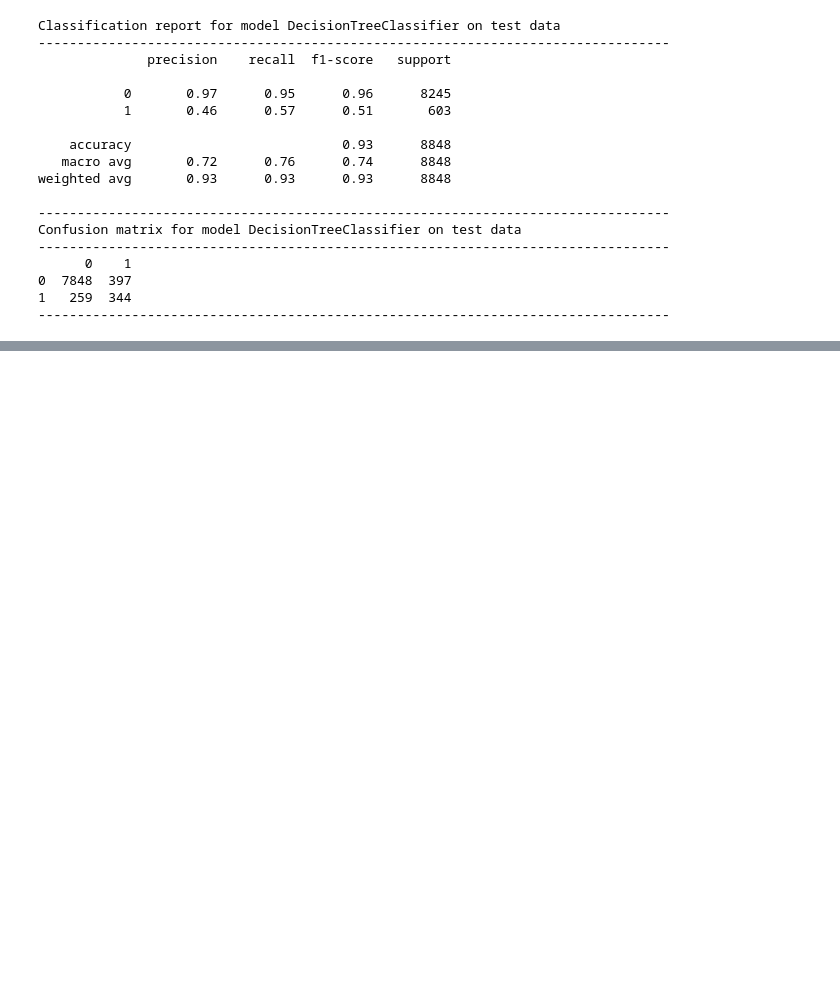
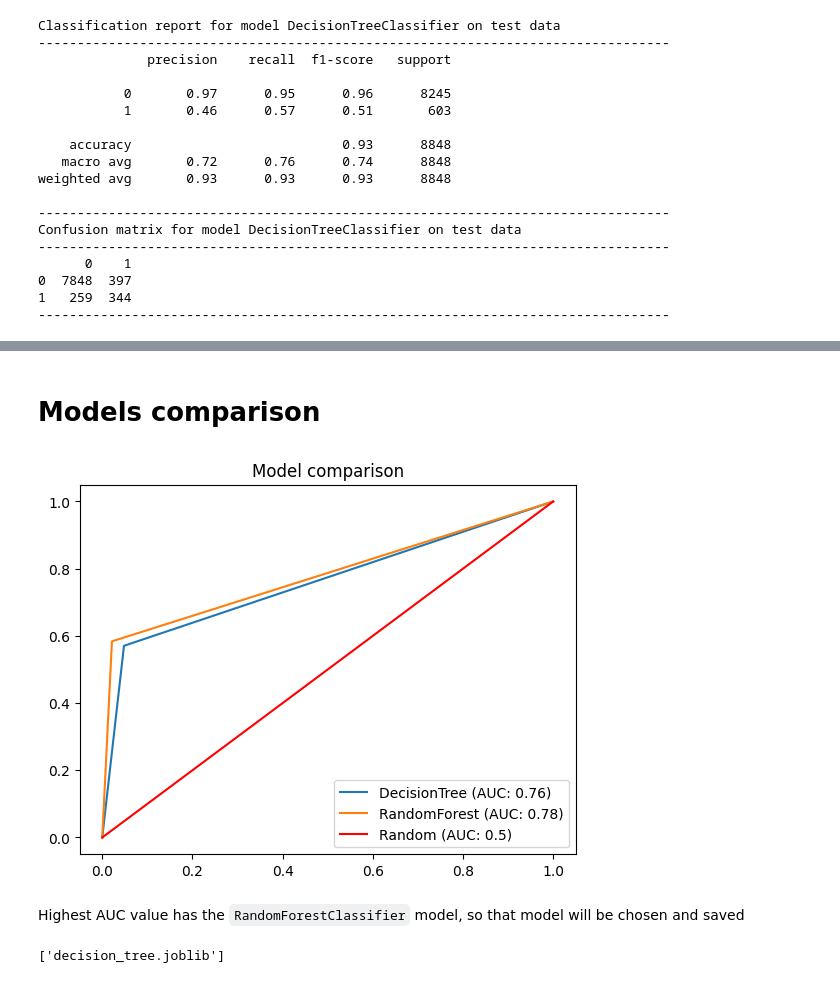
Before and after one commit to fjovanovic/Twitter-AI-Sentiment-Analysis, a Jupyter notebook: models/classification/decision_tree.ipynb, the cells around one changed output, grey strips where cells are left out. Cells and saved outputs as stored; diff of their text form; code cells hidden in the pictures; blank space fills up the shorter version.

```diff
--- a/models/classification/decision_tree.ipynb
+++ b/models/classification/decision_tree.ipynb
@@ -170,0 +231,5 @@ Confusion matrix for model DecisionTreeClassifier on test data
+# %%
+best_random_forest = RandomForestClassifier(n_estimators=40)
+best_random_forest.fit(X_train, Y_train.values.ravel())
+
+report(best_random_forest, X_test, Y_test, 'test')
@@ -170,0 +255,28 @@ Confusion matrix for model DecisionTreeClassifier on test data
+# %% [markdown]
+# Models comparison
+# %%
+models = [best_dtc_model, best_random_forest]
+model_names = ['DecisionTree', 'RandomForest']
+
+for (model, model_name) in zip(models, model_names):
+    Y_pred = model.predict(X_test)
+
+    (fpr,tpr, _) = roc_curve(Y_test, Y_pred)
+    auc = roc_auc_score(Y_test, Y_pred)
+
+    model_label = f'{model_name} (AUC: {auc:,.2f})'
+
+    plt.plot(fpr, tpr, label=model_label)
+
+plt.plot([0, 1], [0, 1], label='Random (AUC: 0.5)', color='red')
+plt.title('Model comparison')
+plt.legend(loc=4)
+plt.show()
+# %% [output]
+[figure, added]
+# %% [markdown]
+Highest AUC value has the `RandomForestClassifier` model, so that model will be chosen and saved
+# %%
+joblib.dump(best_random_forest, 'decision_tree.joblib')
+# %% [output]
+['decision_tree.joblib']
```
Also changed, not shown: parts of 6 cells of this notebook.
